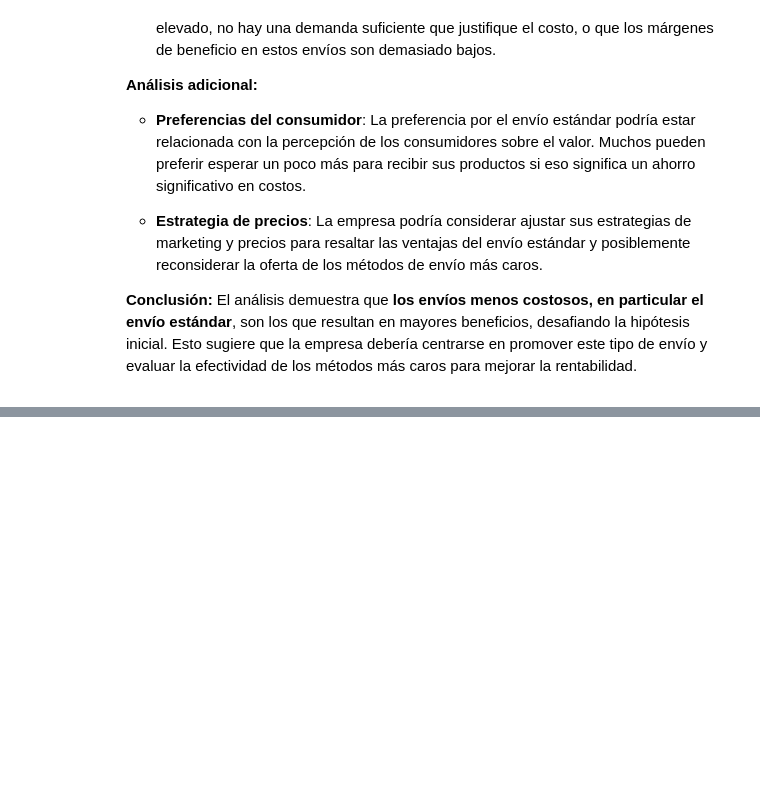
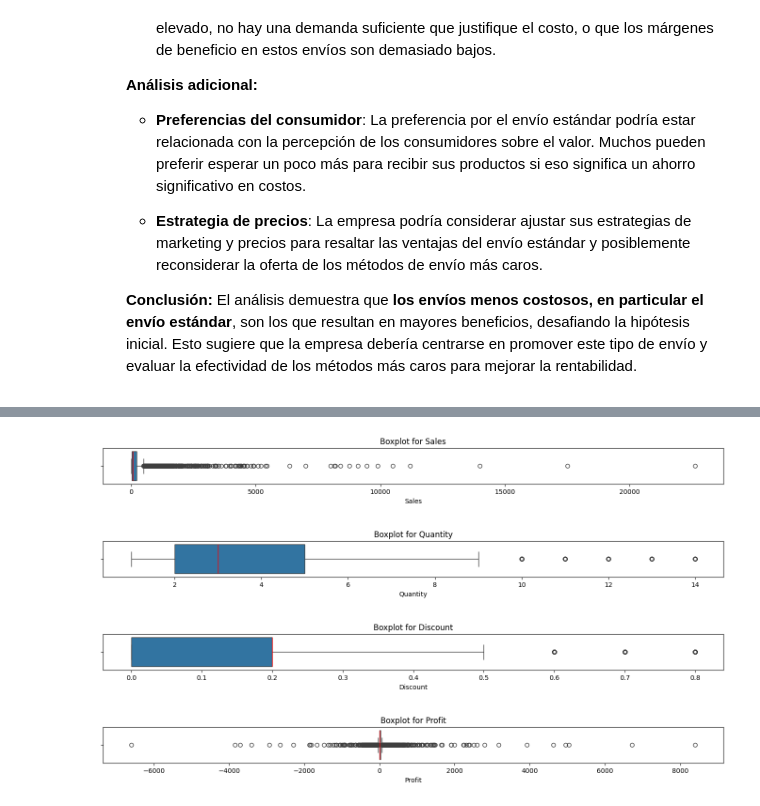
Before and after one commit to NicolasAlarconS/data_science, a Jupyter notebook: nicoals_alarcon_notebook.ipynb, the cells around one changed output, grey strips where cells are left out. Saved outputs shown, nothing was run; the diff lists cells and outputs as text; code cells hidden in the pictures; blank space fills up the shorter version.

```diff
--- a/nicoals_alarcon_notebook.ipynb
+++ b/nicoals_alarcon_notebook.ipynb
@@ -332,0 +375,15 @@ plt.show()
+# %%
+# Selecciona las columnas numéricas
+num_cols = df.select_dtypes(include='number').columns
+
+# Crea un boxplot para cada columna numérica
+for col in num_cols:
+    plt.figure(figsize=(17, 1))
+    sns.boxplot(x=df[col], medianprops={'color': 'red'})  # Pasa una columna a la vez y cambia el color de la mediana
+    plt.title(f'Boxplot for {col}')  # Añade un título para identificar la columna
+    plt.show()
+# %% [output]
+[figure, added]
+[figure, added]
+[figure, added]
+[figure, added]
```
Also changed, not shown: parts of 21 cells of this notebook, 1 other file.
